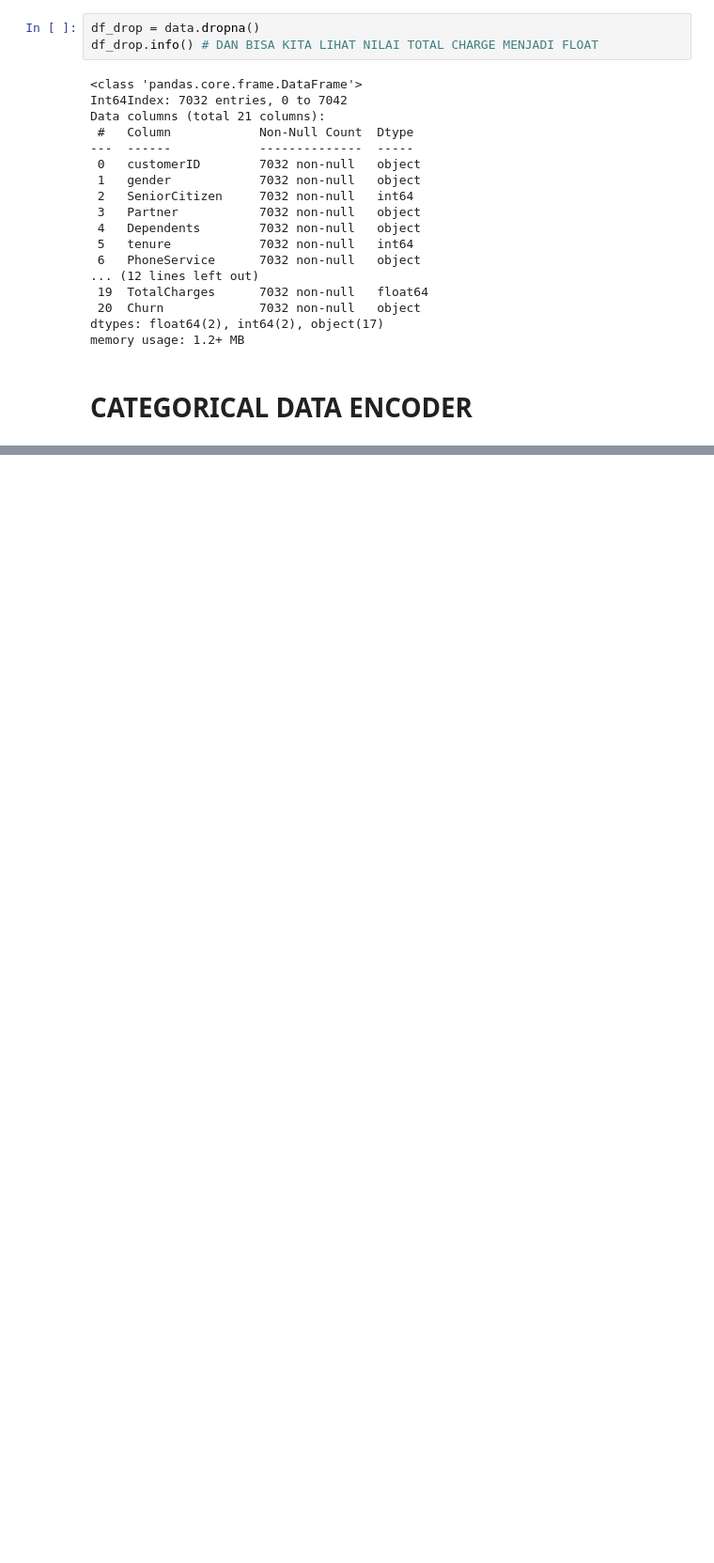
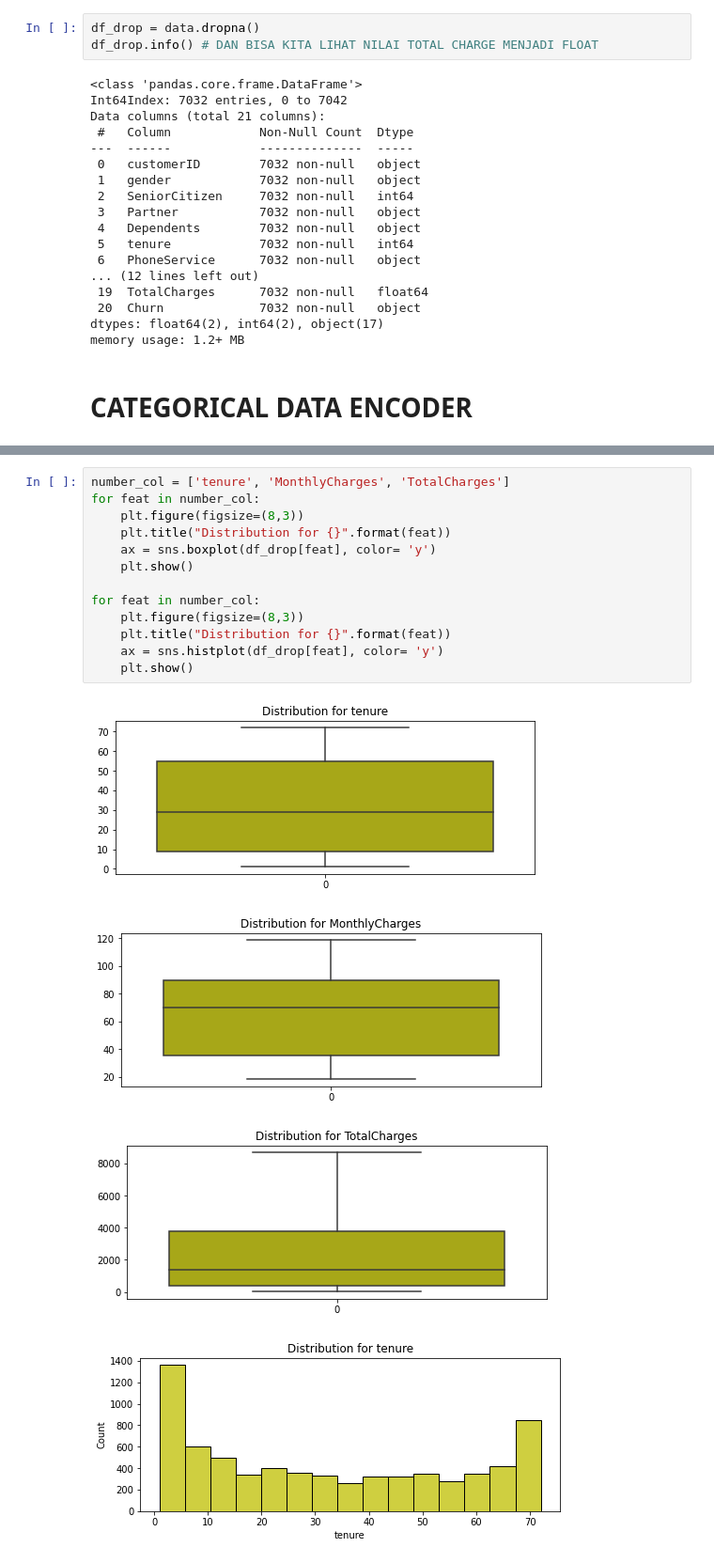
Before and after one commit to muh-hilmi/Tugas3_BD2, a Jupyter notebook: Tugas TelcoChurn.ipynb, the cells around one changed output, grey strips where cells are left out. Shown: that part at 94% size. Cells and saved outputs as stored; diff of their text form; blank space fills up the shorter version.

```diff
--- a/Tugas TelcoChurn.ipynb
+++ b/Tugas TelcoChurn.ipynb
@@ -155,0 +180,18 @@ data
+# %%
+number_col = ['tenure', 'MonthlyCharges', 'TotalCharges']
+for feat in number_col:
+    plt.figure(figsize=(8,3))
+    plt.title("Distribution for {}".format(feat))
+    ax = sns.boxplot(df_drop[feat], color= 'y')
+    plt.show()
+
+for feat in number_col:
+    plt.figure(figsize=(8,3))
+    plt.title("Distribution for {}".format(feat))
+    ax = sns.histplot(df_drop[feat], color= 'y')
+    plt.show()
+# %% [output]
+[figure, added]
+[figure, added]
+[figure, added]
+[figure, added]
```
Also changed, not shown: parts of 6 cells of this notebook, 1 other file.
